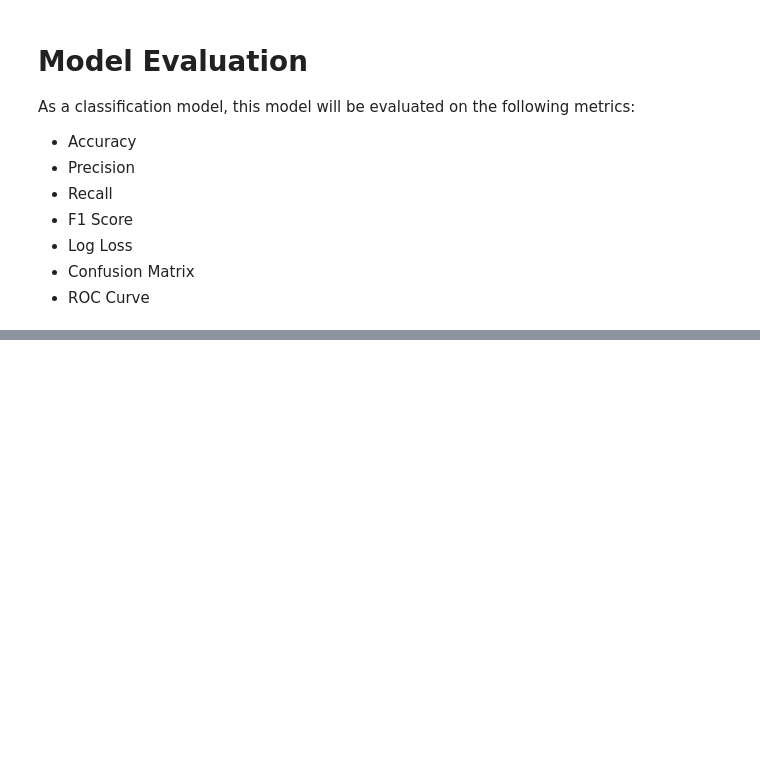
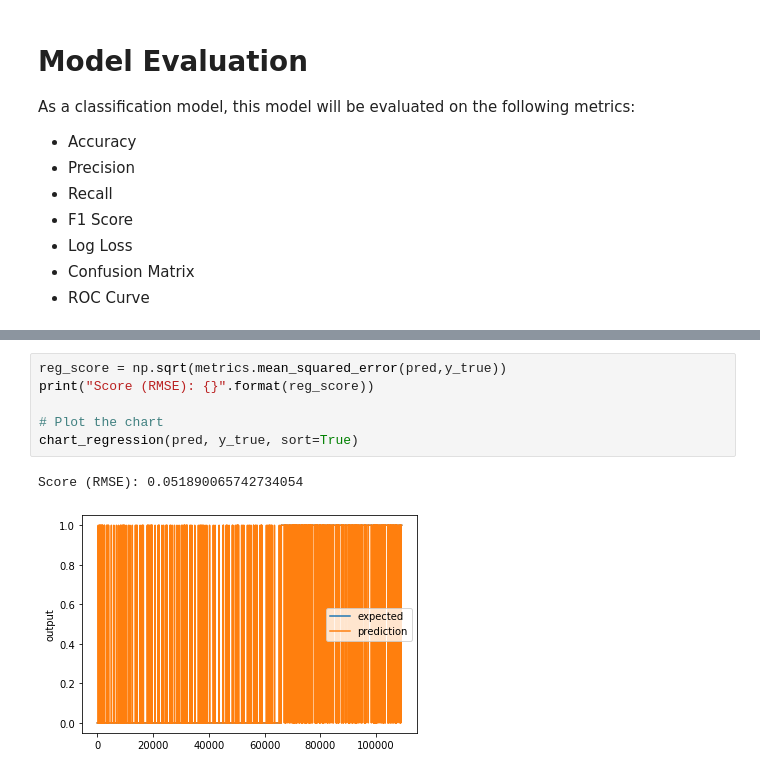
Before and after one commit to saechaol/network-intrusion-detector, a Jupyter notebook: intrusion_predictor.ipynb, the cells around one changed output, grey strips where cells are left out. Cells and saved outputs as stored; diff of their text form; blank space fills up the shorter version.

```diff
--- a/intrusion_predictor.ipynb
+++ b/intrusion_predictor.ipynb
@@ -405,0 +472,9 @@ As a classification model, this model will be evaluated on the following metrics
+# %%
+reg_score = np.sqrt(metrics.mean_squared_error(pred,y_true))
+print("Score (RMSE): {}".format(reg_score))
+
+# Plot the chart
+chart_regression(pred, y_true, sort=True)
+# %% [output]
+Score (RMSE): 0.051890065742734054
+[figure, added]
```
Also changed, not shown: parts of 11 cells of this notebook, 1 other file.
